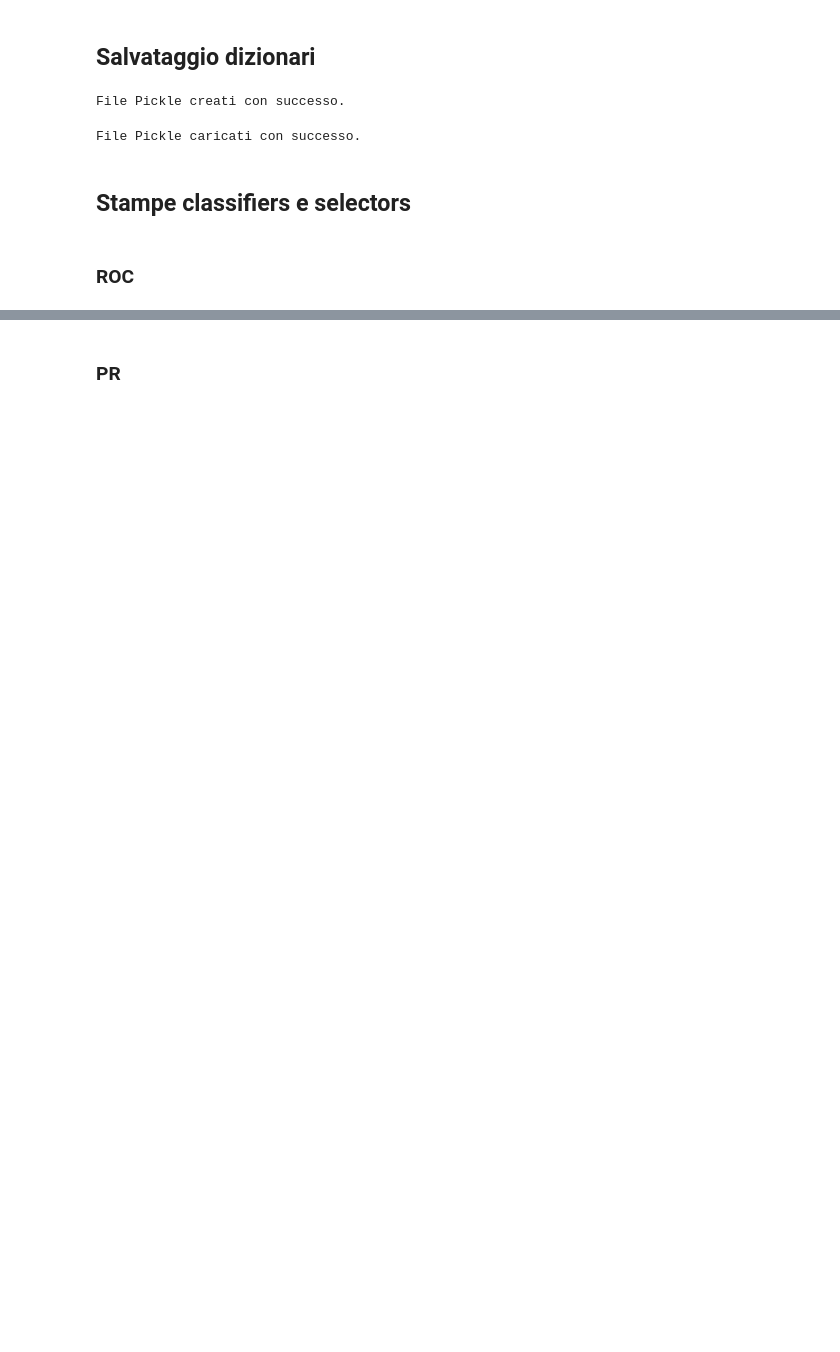
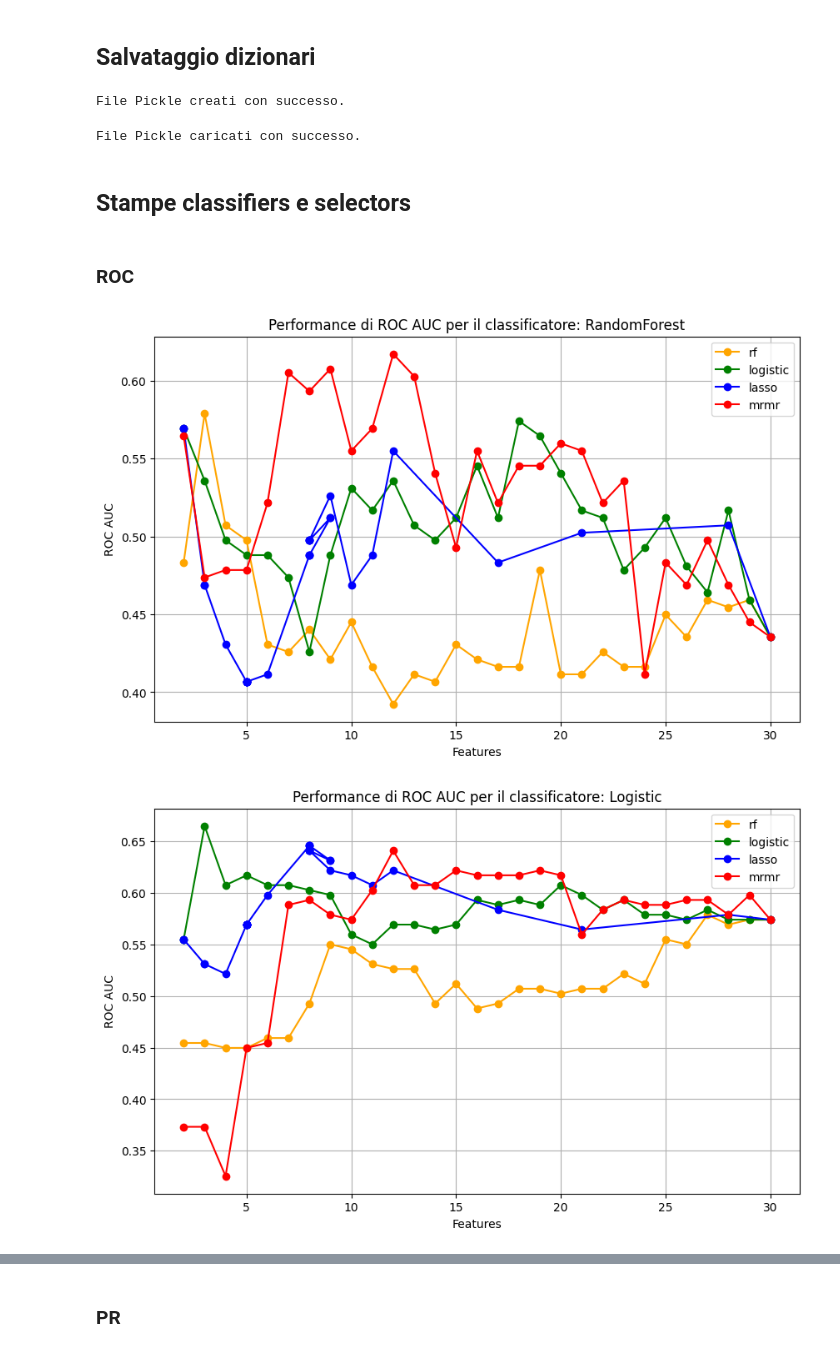
Before and after one commit to alessiamenozzi/ThesisPlaques, a Jupyter notebook: 1ValidationSet.ipynb, the cells around one changed output, grey strips where cells are left out. Saved outputs shown, nothing was run; the diff lists cells and outputs as text; code cells hidden in the pictures; blank space fills up the shorter version.

```diff
--- a/1ValidationSet.ipynb
+++ b/1ValidationSet.ipynb
@@ -652,7 +649,8 @@ def plot_results(results_rf, results_test_rf, selector):
 #patients_train, patients_test, y_train, y_test, features_train, features_test= train_test_split(loaded_patients, labels, patients, test_size=0.2, shuffle=True, stratify=labels, random_state=46)
 
 patients_train1, patients_test, y_train1, y_test, features_train1, features_test= train_test_split(loaded_patients, labels, patients, test_size=0.2, shuffle=False, random_state=1)
-patients_train, patients_val, y_train, y_val, features_train, features_val= train_test_split(patients_train1, y_train1, features_train1, test_size=0.3, shuffle=True, stratify=y_train1, random_state=1)
+#patients_train, patients_val, y_train, y_val, features_train, features_val= train_test_split(patients_train1, y_train1, features_train1, test_size=0.3, shuffle=True, stratify=y_train1, random_state=1)
+patients_train, patients_val, y_train, y_val, features_train, features_val= train_test_split(patients_train1, y_train1, features_train1, test_size=0.3, shuffle=False, random_state=1)
 
 print(patients_train.shape)
 print(patients_train)
@@ -1021,27 +1000,30 @@ File Pickle caricati con successo.
 # %%
 import matplotlib.pyplot as plt
 
 # Definizione di colori diversi per ogni selettore
 colors = {
     'lasso': 'blue',
     'logistic': 'green',  # sostituire con il nome effettivo del selettore
     'mrmr': 'red',    # sostituire con il nome effettivo del selettore
     'rf': 'orange'
     # aggiungere altri selettori se necessario
 }
 
 # Itera attraverso i classificatori e crea i grafici
 for i, classifier in enumerate(classifiers):
     plt.figure(figsize=(10, 6))
     for selector in selectors:
         num_features = results_val[i][selector]['num_features']
         roc_auc = results_val[i][selector]['roc_auc']  # Utilizzo di roc_auc anziché pr_auc
 
         plt.plot(num_features, roc_auc, marker='o', label=selector, color=colors.get(selector, 'black'))
 
     plt.title(f'Performance di ROC AUC per il classificatore: {classifier}')
-    plt.xlabel('Numero di funzionalità')
+    plt.xlabel('Features')
     plt.ylabel('ROC AUC')
     plt.legend()
     plt.grid(True)
     plt.show()
+# %% [output]
+[figure, added]
+[figure, added]
```
Also changed, not shown: parts of 12 cells of this notebook.
